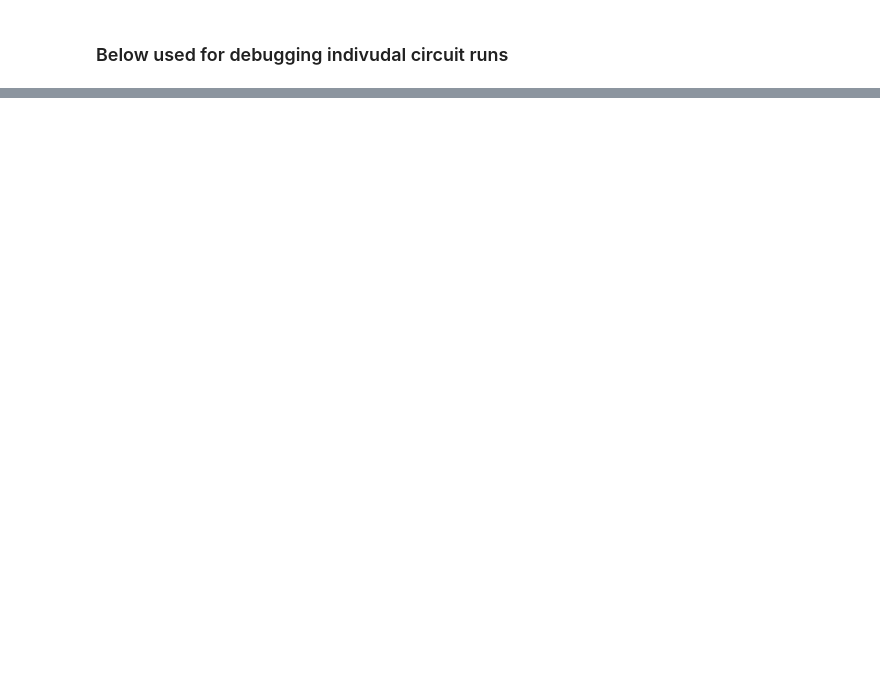
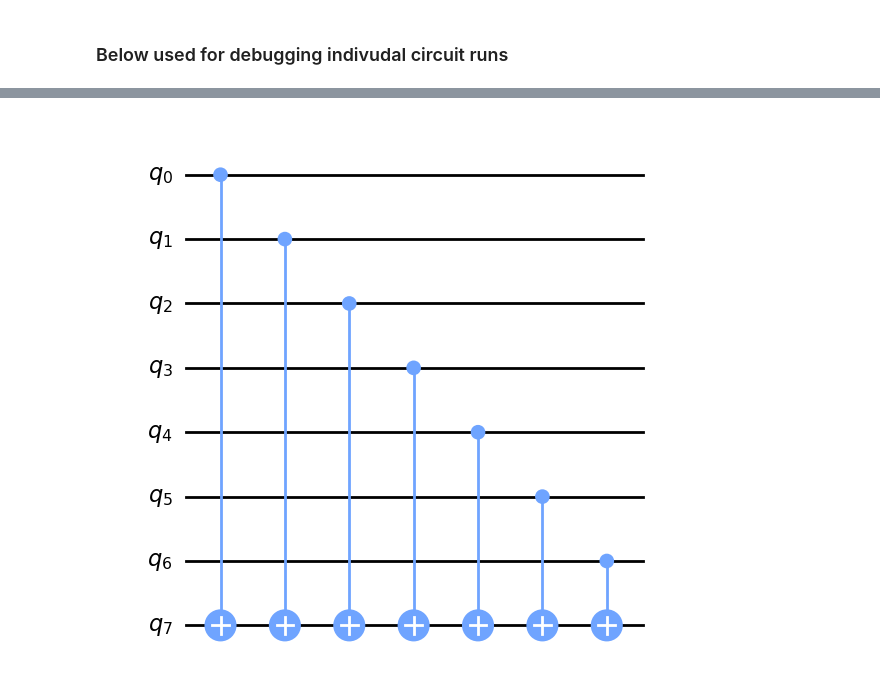
Before and after one commit to Pitt-JonesLab/mirror-gates, a Jupyter notebook: src/notebooks/debug_bench.ipynb, the cells around one changed output, grey strips where cells are left out. Cells and saved outputs as stored; diff of their text form; code cells hidden in the pictures; blank space fills up the shorter version.

```diff
--- a/src/notebooks/debug_bench.ipynb
+++ b/src/notebooks/debug_bench.ipynb
@@ -51,0 +52,12 @@ qc.decompose().draw("mpl", fold=-1)
+# %%
+qc = QuantumCircuit(8)
+qc.cx(0, 7)
+qc.cx(1, 7)
+qc.cx(2, 7)
+qc.cx(3, 7)
+qc.cx(4, 7)
+qc.cx(5, 7)
+qc.cx(6, 7)
+qc.decompose().draw("mpl", fold=-1)
+# %% [output]
+[figure, added]
```
Also changed, not shown: parts of 5 cells of this notebook, 1 other file.
